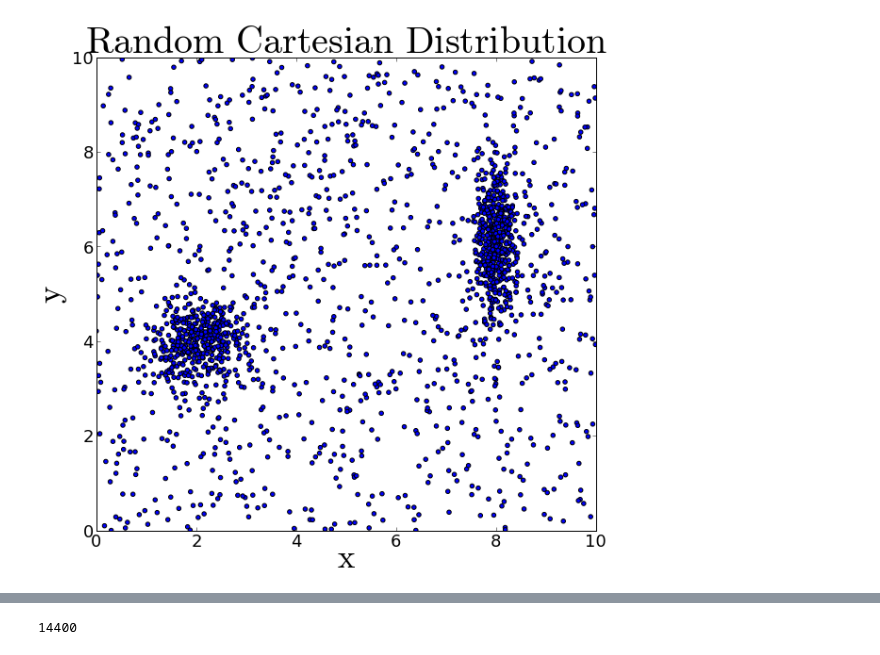
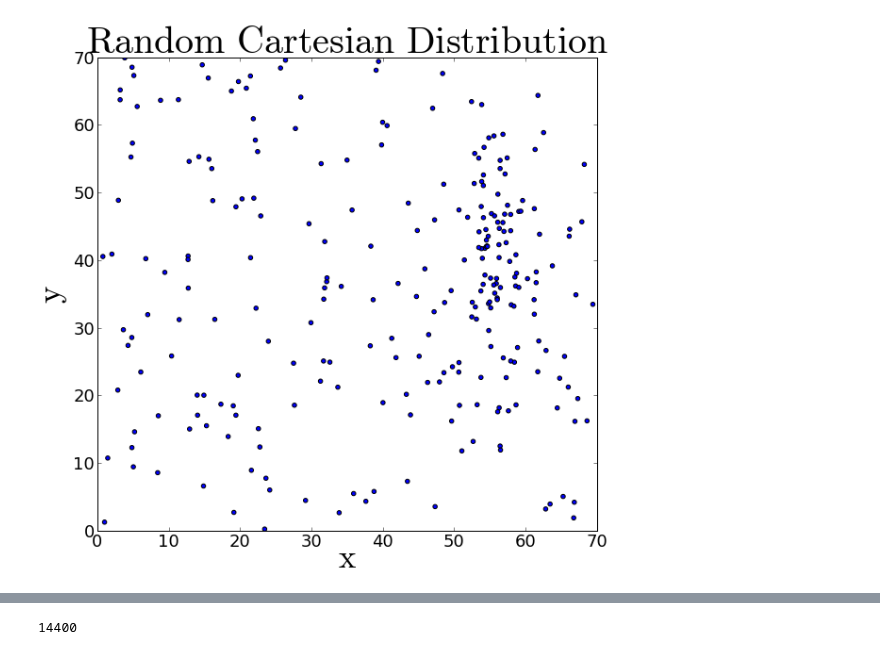
Before and after one commit to jngaravitoc/Bayesian_Homeworks, a Jupyter notebook: Bayesian_Code_2Analytic_Solution.ipynb, the cells around one changed output, grey strips where cells are left out. Saved outputs shown, nothing was run; the diff lists cells and outputs as text; code cells hidden in the pictures.

```diff
--- a/Bayesian_Code_2Analytic_Solution.ipynb
+++ b/Bayesian_Code_2Analytic_Solution.ipynb
@@ -19,39 +19,39 @@ def Init_Distribution_Cartesian(D, Dx, Dy, Dz, nx, ny, nz):
     elif D == 2:
         global X2
         global Y2
         X2 = np.random.random(ny)*Dx
         Y2 = np.random.random(nx)*Dy
-        X2 = np.append(X2, np.random.normal(loc=0.8*Dx, scale = 0.2, size = 500))
-        Y2 = np.append(Y2, np.random.normal(loc=0.6*Dy, scale = 0.8, size = 500))
-        X2 = np.append(X2, np.random.normal(loc= 0.2*Dx, scale = 0.5, size = 400))
-        Y2 = np.append(Y2, np.random.normal(loc= 0.4*Dy, scale = 0.5, size = 400))
+        X2 = np.append(X2, np.random.normal(loc=0.8*Dx, scale = 2, size = 70))
+        Y2 = np.append(Y2, np.random.normal(loc=0.6*Dy, scale = 8, size = 70))
+        #X = np.append(X2, np.random.normal(loc= 0.2*Dx, scale = 0.8, size = 90))
+        #Y = np.append(Y2, np.random.normal(loc= 0.4*Dy, scale = 0.8, size = 90))
         figure(num=None, figsize=(9.5,9))
         xlabel('$\mathrm{x}$', fontsize = 35)
         ylabel('$\mathrm{y}$', fontsize = 35)
         title('$\mathrm{Random}$ $\mathrm{Cartesian}$ $\mathrm{Distribution}$ ', fontsize = 40)
         tick_params(axis='both', which='major', labelsize=18)
         scatter(X2, Y2)
         ylim([0, Dy])
         xlim([0, Dx])
         savefig('RandomCartesianDistribution.png')
 
     elif D == 3:
         global X3
         global Y3
         global Z3
         X3 = np.random.random(ny)*Dx
         Y3 = np.random.random(nx)*Dy
         Z3 = np.random.random(nz)*Dz
         X3 = np.append(X3, np.random.normal(loc=0.8*Dx, scale = 0.02, size = 300))
         Y3 = np.append(Y3, np.random.normal(loc=0.6*Dy, scale = 0.08, size = 300))
         Z3 = np.append(Z3, np.random.normal(loc=0.6*Dz, scale = 0.08, size = 300))
         X3 = np.append(X3, np.random.normal(loc= 0.2*Dx, scale = 0.05, size = 200))
         Y3 = np.append(Y3, np.random.normal(loc= 0.4*Dy, scale = 0.05, size = 200))
         Z3 = np.append(Z3, np.random.normal(loc= 0.4*Dz, scale = 0.05, size = 200))
 
-Init_Distribution_Cartesian(2, 10, 10, 10, 1000, 1000, 1000)
+Init_Distribution_Cartesian(2, 70, 70, 10, 190, 190, 1000)
 # %% [output]
-[figure, old version]
+[figure, new version]
 # %%
 def Init_Distribution_Polar(D, nR):
     if D == 2:
```
Also changed, not shown: parts of 14 cells of this notebook.
